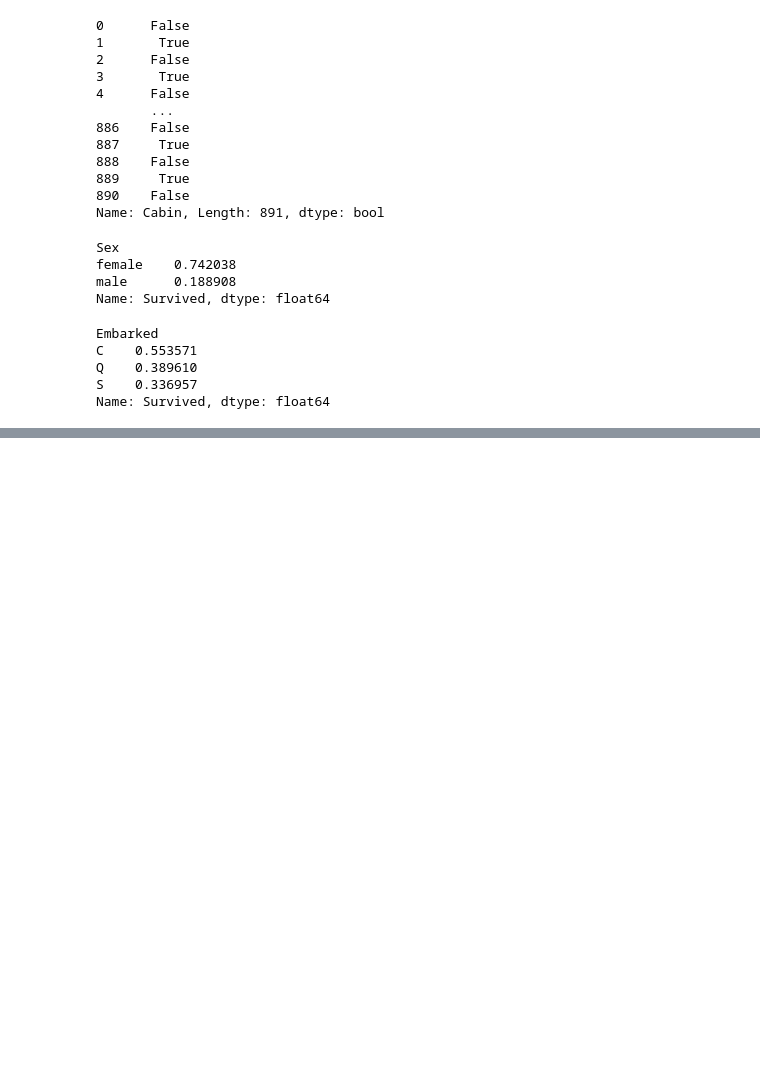
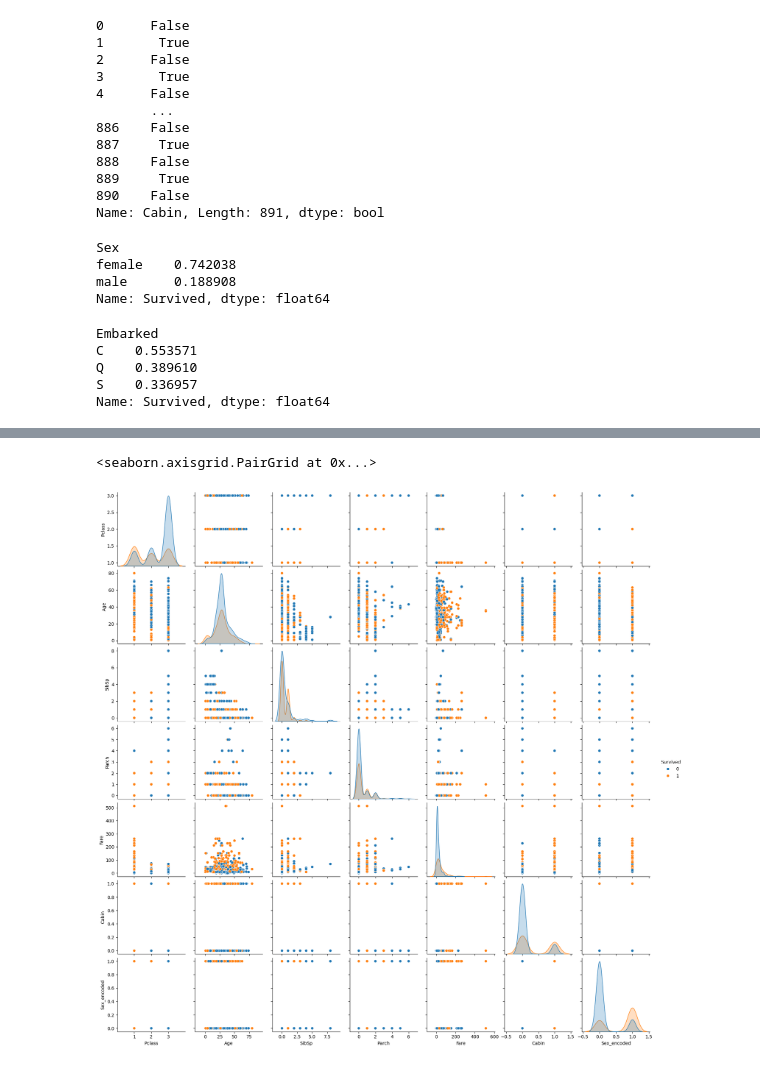
Before and after one commit to Toli4ka/ml-engineering, a Jupyter notebook: titanic-survivors/src/data_analysis.ipynb, the cells around one changed output, grey strips where cells are left out. Drawn from its saved outputs; the diff is of its cells as text; code cells hidden in the pictures; blank space fills up the shorter version.

```diff
--- a/titanic-survivors/src/data_analysis.ipynb
+++ b/titanic-survivors/src/data_analysis.ipynb
@@ -230,0 +231,5 @@ sns.heatmap(df.corr(),annot=True,cmap='coolwarm')
+# %%
+sns.pairplot(df,hue='Survived')
+# %% [output]
+<seaborn.axisgrid.PairGrid at 0x...>
+[figure, added]
```
Also changed, not shown: parts of 1 cell of this notebook, 4 other files.
